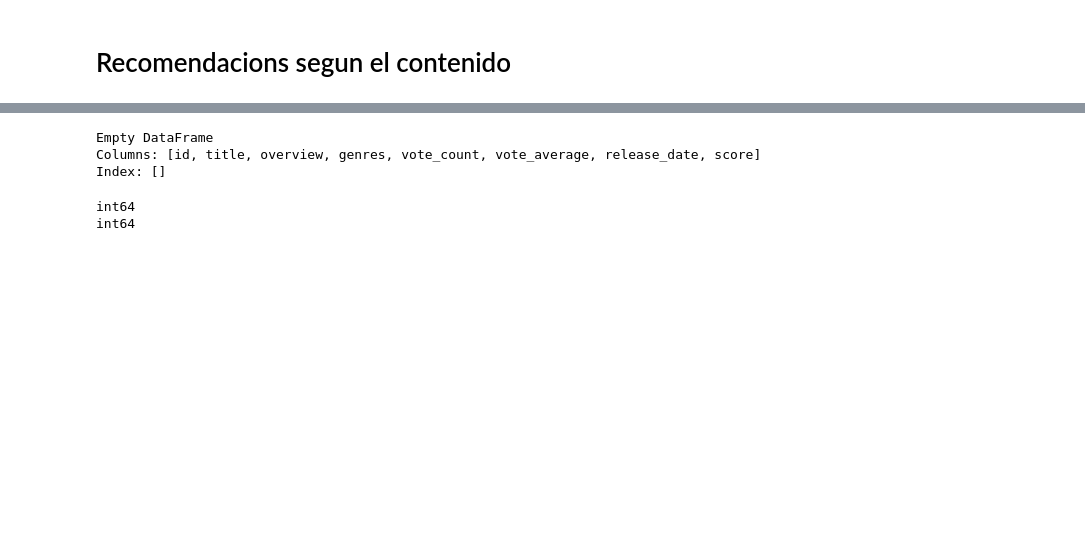
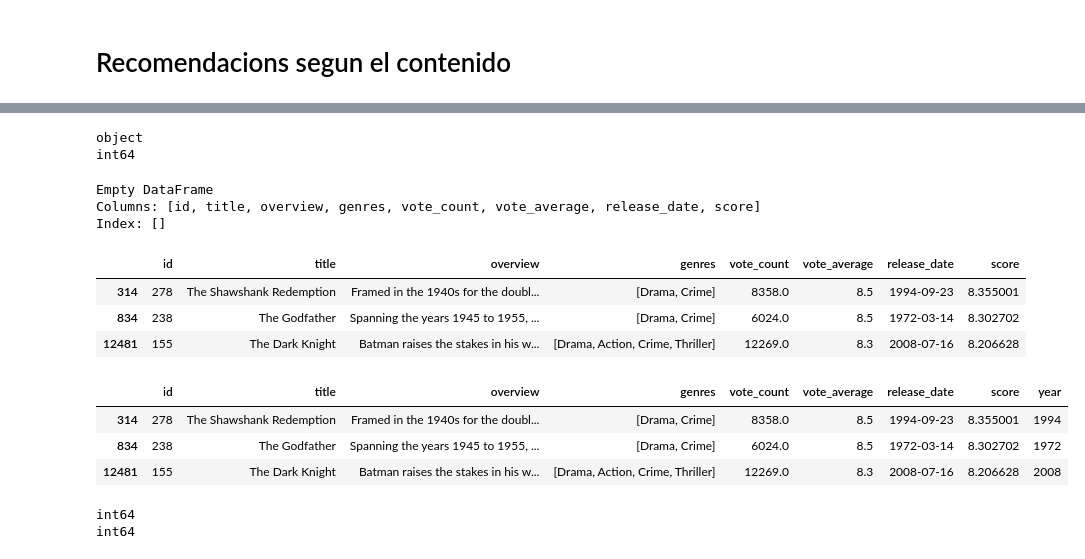
Before and after one commit to albertvila78/Proyecto-final, a Jupyter notebook: Sistema de recomendación de películas.ipynb, the cells around one changed output, grey strips where cells are left out. Saved outputs shown, nothing was run; the diff lists cells and outputs as text; code cells hidden in the pictures; blank space fills up the shorter version.

```diff
--- a/Sistema de recomendación de películas.ipynb
+++ b/Sistema de recomendación de películas.ipynb
@@ -202,3 +212,9 @@ movies.head(3)
+# %%
+print(movielist['id'].dtype)
+print(credits['id'].dtype)
+# %% [output]
+object
+int64
 # %%
 # Verificar si hay valores no numéricos
 non_numeric_ids = pd.to_numeric(movielist['id'], errors='coerce').isna()
@@ -212,3 +228,10 @@ Index: []
 movies = movies.drop_duplicates(subset='id', keep='first')
 movies = movies.drop_duplicates(subset='title', keep='first')
+# %%
+movielist.head(3)
+# %% [output]
+|  | id | title | overview | genres | vote_count | vote_average | release_date | score |
+| 314 | 278 | The Shawshank Redemption | Framed in the 1940s for the doubl... | [Drama, Crime] | 8358.0 | 8.5 | 1994-09-23 | 8.355001 |
+| 834 | 238 | The Godfather | Spanning the years 1945 to 1955, ... | [Drama, Crime] | 6024.0 | 8.5 | 1972-03-14 | 8.302702 |
+| 12481 | 155 | The Dark Knight | Batman raises the stakes in his w... | [Drama, Action, Crime, Thriller] | 12269.0 | 8.3 | 2008-07-16 | 8.206628 |
 # %%
@@ -215,2 +242,9 @@ movies = movies.drop_duplicates(subset='title', keep='first')
 movielist['year'] = pd.to_datetime(movielist['release_date'], errors='coerce').apply(lambda x: str(x).split('-')[0] if x != np.nan else np.nan)
+# %%
+movielist.head(3)
+# %% [output]
+|  | id | title | overview | genres | vote_count | vote_average | release_date | score | year |
+| 314 | 278 | The Shawshank Redemption | Framed in the 1940s for the doubl... | [Drama, Crime] | 8358.0 | 8.5 | 1994-09-23 | 8.355001 | 1994 |
+| 834 | 238 | The Godfather | Spanning the years 1945 to 1955, ... | [Drama, Crime] | 6024.0 | 8.5 | 1972-03-14 | 8.302702 | 1972 |
+| 12481 | 155 | The Dark Knight | Batman raises the stakes in his w... | [Drama, Action, Crime, Thriller] | 12269.0 | 8.3 | 2008-07-16 | 8.206628 | 2008 |
 # %%
```
Also changed, not shown: parts of 39 cells of this notebook.
